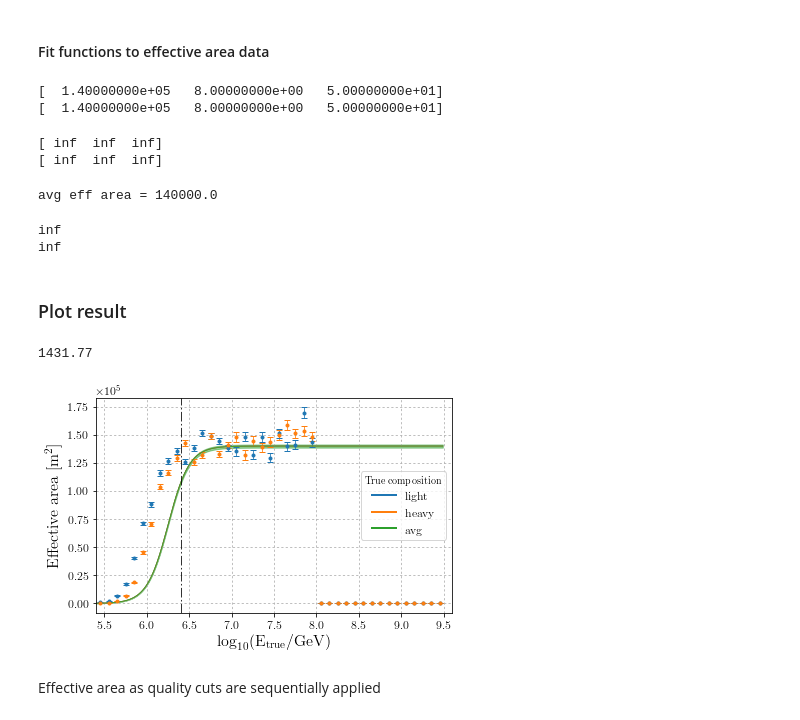
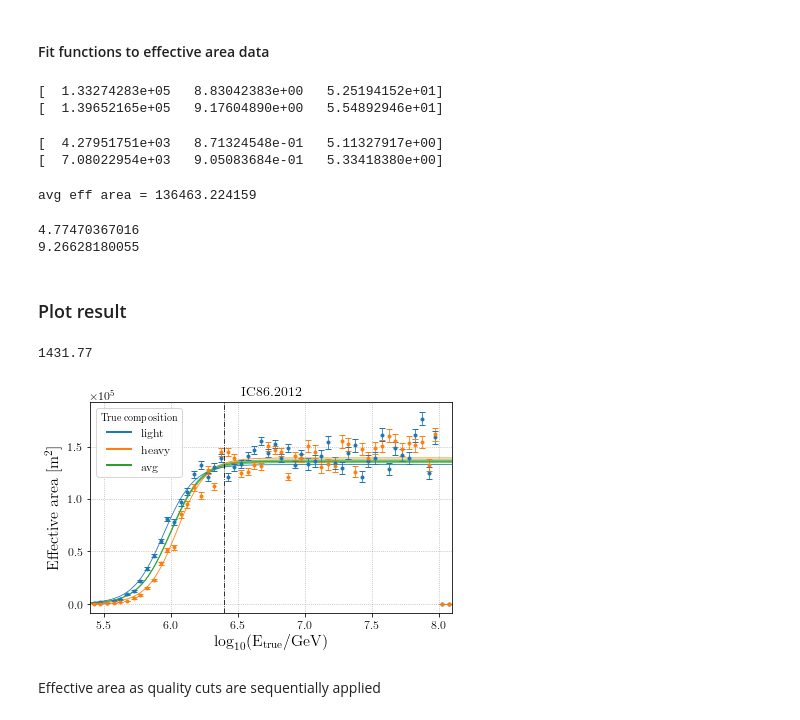
Before and after one commit to jrbourbeau/cr-composition, a Jupyter notebook: notebooks/effective-area.ipynb, the cells around one changed output. Saved outputs shown, nothing was run; the diff lists cells and outputs as text; code cells hidden in the pictures.

```diff
--- a/notebooks/effective-area.ipynb
+++ b/notebooks/effective-area.ipynb
@@ -53,9 +56,12 @@ sim quality cut event flow:
 # %%
-df_sim, cut_dict_sim = comp.load_dataframe(datatype='sim', config='IC79', return_cut_dict=True)
+df_sim, cut_dict_sim = comp.load_dataframe(datatype='sim', config=config, return_cut_dict=True)
 selection_mask = np.array([True] * len(df_sim))
-standard_cut_keys = ['IceTopQualityCuts', 'lap_InIce_containment',
-#                 'num_hits_1_60', 'max_qfrac_1_60',
-                'InIceQualityCuts', 'num_hits_1_60']
+# standard_cut_keys = ['IceTopQualityCuts', 'lap_InIce_containment',
+# #                 'num_hits_1_60', 'max_qfrac_1_60',
+#                 'InIceQualityCuts', 'num_hits_1_60']
+
+standard_cut_keys = ['passed_IceTopQualityCuts', 'FractionContainment_Laputop_InIce',
+                     'passed_InIceQualityCuts', 'num_hits_1_60']
 # for cut in ['MilliNCascAbove2', 'MilliQtotRatio', 'MilliRloglBelow2', 'StochRecoSucceeded']:
 #     standard_cut_keys += ['InIceQualityCuts_{}'.format(cut)]
 
@@ -69,11 +75,12 @@ TypeError: load_dataframe() got an unexpected keyword argument 'return_cut_dict'
 # %% [markdown]
 #### Define energy binning for this analysis
 # %%
-log_energy_bins = np.arange(5.0, 9.51, 0.1)
+log_energy_bins = np.arange(5.0, 9.51, 0.05)
+# log_energy_bins = np.arange(5.0, 9.51, 0.1)
 energy_bins = 10**log_energy_bins
 energy_midpoints = (energy_bins[1:] + energy_bins[:-1]) / 2
 
-energy_min_fit, energy_max_fit = 5.8, 9.5
+energy_min_fit, energy_max_fit = 5.8, 6.5
 midpoints_fitmask = (energy_midpoints >= 10**energy_min_fit) & (energy_midpoints <= 10**energy_max_fit)
 # %%
 log_energy_bins
@@ -197,21 +210,21 @@ popt_heavy, pcov_heavy = optimize.curve_fit(sigmoid_flat, energy_midpoints[midpo
 print(popt_light)
 print(popt_heavy)
 # %% [output]
-[  1.40000000e+05   8.00000000e+00   5.00000000e+01]
-[  1.40000000e+05   8.00000000e+00   5.00000000e+01]
+[  1.33274283e+05   8.83042383e+00   5.25194152e+01]
+[  1.39652165e+05   9.17604890e+00   5.54892946e+01]
 # %%
 perr_light = np.sqrt(np.diag(pcov_light))
 print(perr_light)
 perr_heavy = np.sqrt(np.diag(pcov_heavy))
 print(perr_heavy)
 # %% [output]
-[ inf  inf  inf]
-[ inf  inf  inf]
+[  4.27951751e+03   8.71324548e-01   5.11327917e+00]
+[  7.08022954e+03   9.05083684e-01   5.33418380e+00]
 # %%
 avg = (popt_light[0] + popt_heavy[0]) / 2
 print('avg eff area = {}'.format(avg))
 # %% [output]
-avg eff area = 140000.0
+avg eff area = 136463.224159
 # %%
 light_chi2 = red_chisquared(eff_area_light[midpoints_fitmask],
                sigmoid_flat(energy_midpoints[midpoints_fitmask], *popt_light),
@@ -222,8 +235,8 @@ heavy_chi2 = red_chisquared(eff_area_heavy[midpoints_fitmask],
                eff_area_error_heavy[midpoints_fitmask], len(popt_heavy))
 print(heavy_chi2)
 # %% [output]
-inf
-inf
+4.77470367016
+9.26628180055
 # %% [markdown]
 ### Plot result
 # %%
@@ -237,42 +250,45 @@ ax.errorbar(np.log10(energy_midpoints), eff_area_heavy, yerr=eff_area_error_heav
 # plot corresponding sigmoid fits to effective area
 x = 10**np.arange(5.0, 9.5, 0.01)
 ax.plot(np.log10(x), sigmoid_flat(x, *popt_light),
-        color=color_dict['light'], label='light', marker='None')
+        color=color_dict['light'], label='light', marker='None', ls='-')
 ax.plot(np.log10(x), sigmoid_flat(x, *popt_heavy),
         color=color_dict['heavy'], label='heavy', marker='None')
 
 
 avg_eff_area = (sigmoid_flat(x, *popt_light) + sigmoid_flat(x, *popt_heavy)) / 2
 ax.plot(np.log10(x), avg_eff_area,
         color=color_dict['total'], label='avg', marker='None')
 ax.fill_between(np.log10(x),
         avg_eff_area-0.01*avg_eff_area,
         avg_eff_area+0.01*avg_eff_area,
         color=color_dict['total'], alpha=0.5)
 
 ax.axvline(6.4, marker='None', ls='-.', color='k')
 
 ax.set_ylabel('Effective area [m$^2$]')
 ax.set_xlabel('$\mathrm{\log_{10}(E_{true}/GeV)}$')
 print(143177.*0.01)
 # ax.set_title('$\mathrm{A_{eff} = 143177 \pm 1431.77 \ m^2}$')
 ax.grid()
 # ax.set_ylim([0, 180000])
-ax.set_xlim([5.4, 9.6])
+ax.set_xlim([5.4, 8.1])
+ax.set_title(config)
 
 #set label style
 ax.ticklabel_format(style='sci',axis='y')
 ax.yaxis.major.formatter.set_powerlimits((0,0))
 
 leg = plt.legend(title='True composition')
 for legobj in leg.legendHandles:
     legobj.set_linewidth(2.0)
 
-plt.savefig('/home/jbourbeau/public_html/figures/effective-area.png')
+eff_area_outfile = os.path.join(comp.paths.figures_dir, 'effective-area-{}.png'.format(config))
+comp.check_output_dir(eff_area_outfile)
+plt.savefig(eff_area_outfile)
 plt.show()
 # %% [output]
 1431.77
-[figure, old version]
+[figure, new version]
 # %% [markdown]
 Effective area as quality cuts are sequentially applied
 # %%
```
Also changed, not shown: parts of 8 cells of this notebook, 26 other files.
